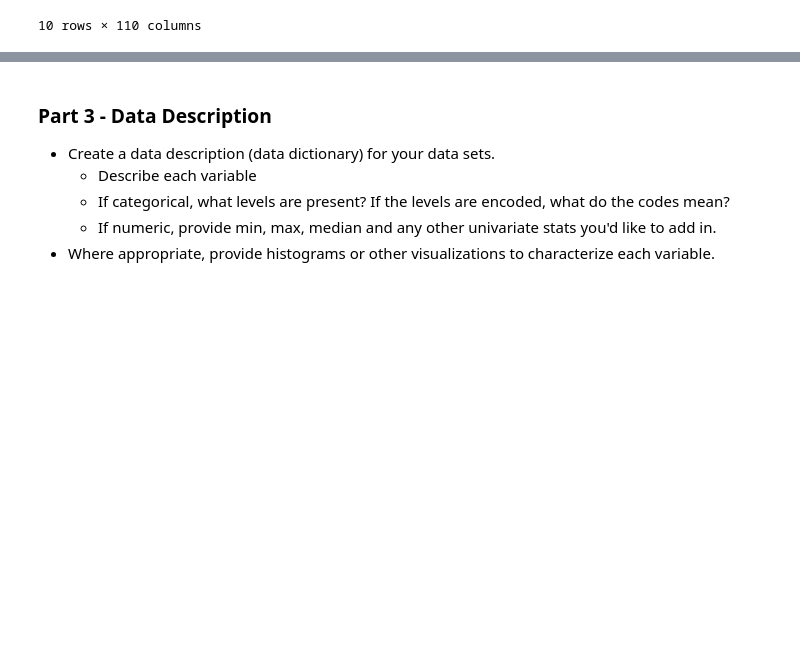
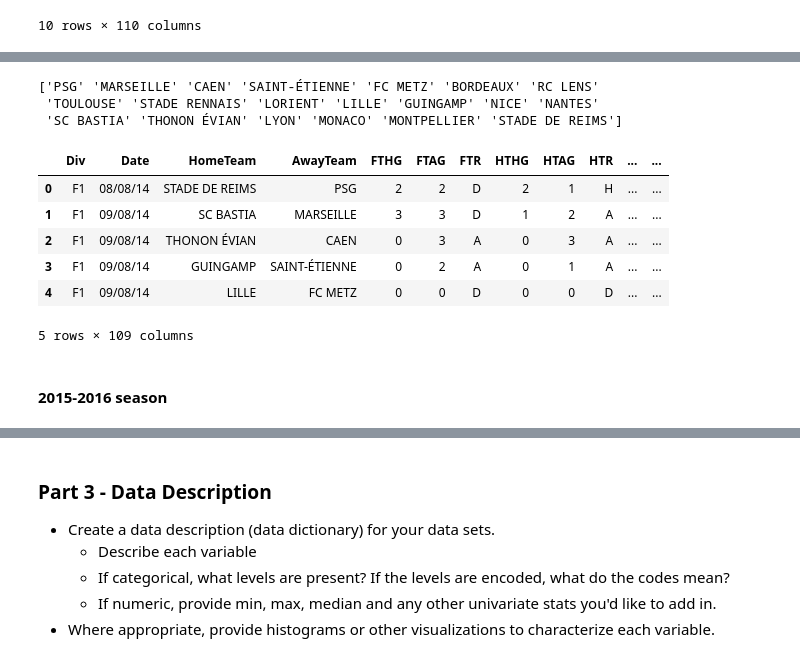
Before and after one commit to fordjackson26/CS5394Project2, a Jupyter notebook: Project02.ipynb, the cells around one changed output, grey strips where cells are left out. Cells and saved outputs as stored; diff of their text form; code cells hidden in the pictures; blank space fills up the shorter version.

```diff
--- a/Project02.ipynb
+++ b/Project02.ipynb
@@ -1191,0 +1203,4 @@ englishData.head(10)
+# %%
+french = leagues.get_group('french')
+frn_by_years = french.groupby('year')
+print(french["year"].unique())
@@ -1191,0 +1209,32 @@ englishData.head(10)
+# %%
+df2014 = frn_by_years.get_group(2014)
+dfdates = pd.read_csv('french-ligue-1/data/season-1415_csv.csv')
+dfdates['HomeTeam'] = dfdates['HomeTeam'].str.upper()
+dfdates['AwayTeam'] = dfdates['AwayTeam'].str.upper()
+t1 = df2014['Home Team'].unique()
+t2 = dfdates['HomeTeam'].unique()
+
+names = dict()
+t1.sort()
+t2.sort()
+t2[0] = "SC BASTIA"
+t2[5] = "RC LENS"
+t2[10] = "FC METZ"
+t2[3] = "THONON ÉVIAN"
+t2[16] = 'STADE DE REIMS'
+t2[17] = "STADE RENNAIS"
+t2[len(t2) - 2] = "SAINT-ÉTIENNE"
+t2.sort()
+t2[2] = "METZ"
+t2[len(t2) - 5] = "BASTIA"
+t2[len(t2) - 7] = "LENS"
+t2[len(t2) - 2]= "EVIAN THONON GAILLARD"
+t2[len(t2) - 3] = 'RENNES'
+t2[len(t2) - 4] = "REIMS"
+t2[len(t2) - 6]= "ST ETIENNE"
+
+
+
+for i in range(len(t1)):
+    print(t2[i] + '--' + t1[i])
+    names[t2[i]] = t1[i]
@@ -1191,0 +1262,21 @@ englishData.head(10)
+# %%
+dfdates['HomeTeam'] = dfdates['HomeTeam'].apply(lambda x: names[x])
+dfdates['AwayTeam'] = dfdates['AwayTeam'].apply(lambda x: names[x])
+print(dfdates['AwayTeam'].unique())
+# %% [output]
+['PSG' 'MARSEILLE' 'CAEN' 'SAINT-ÉTIENNE' 'FC METZ' 'BORDEAUX' 'RC LENS'
+ 'TOULOUSE' 'STADE RENNAIS' 'LORIENT' 'LILLE' 'GUINGAMP' 'NICE' 'NANTES'
+ 'SC BASTIA' 'THONON ÉVIAN' 'LYON' 'MONACO' 'MONTPELLIER' 'STADE DE REIMS']
+# %%
+fr2014combo = pd.merge(dfdates, df2014, left_on=['HomeTeam','AwayTeam'], right_on=['Home Team', 'Away Team'])
+fr2014combo.head()
+# %% [output]
+|  | Div | Date | HomeTeam | AwayTeam | FTHG | FTAG | FTR | HTHG | HTAG | HTR | ... | ... |
+| 0 | F1 | 08/08/14 | STADE DE REIMS | PSG | 2 | 2 | D | 2 | 1 | H | ... | ... |
+| 1 | F1 | 09/08/14 | SC BASTIA | MARSEILLE | 3 | 3 | D | 1 | 2 | A | ... | ... |
+| 2 | F1 | 09/08/14 | THONON ÉVIAN | CAEN | 0 | 3 | A | 0 | 3 | A | ... | ... |
+| 3 | F1 | 09/08/14 | GUINGAMP | SAINT-ÉTIENNE | 0 | 2 | A | 0 | 1 | A | ... | ... |
+| 4 | F1 | 09/08/14 | LILLE | FC METZ | 0 | 0 | D | 0 | 0 | D | ... | ... |
+5 rows × 109 columns
+# %% [markdown]
+#### 2015-2016 season
```
Also changed, not shown: parts of 28 cells of this notebook.
